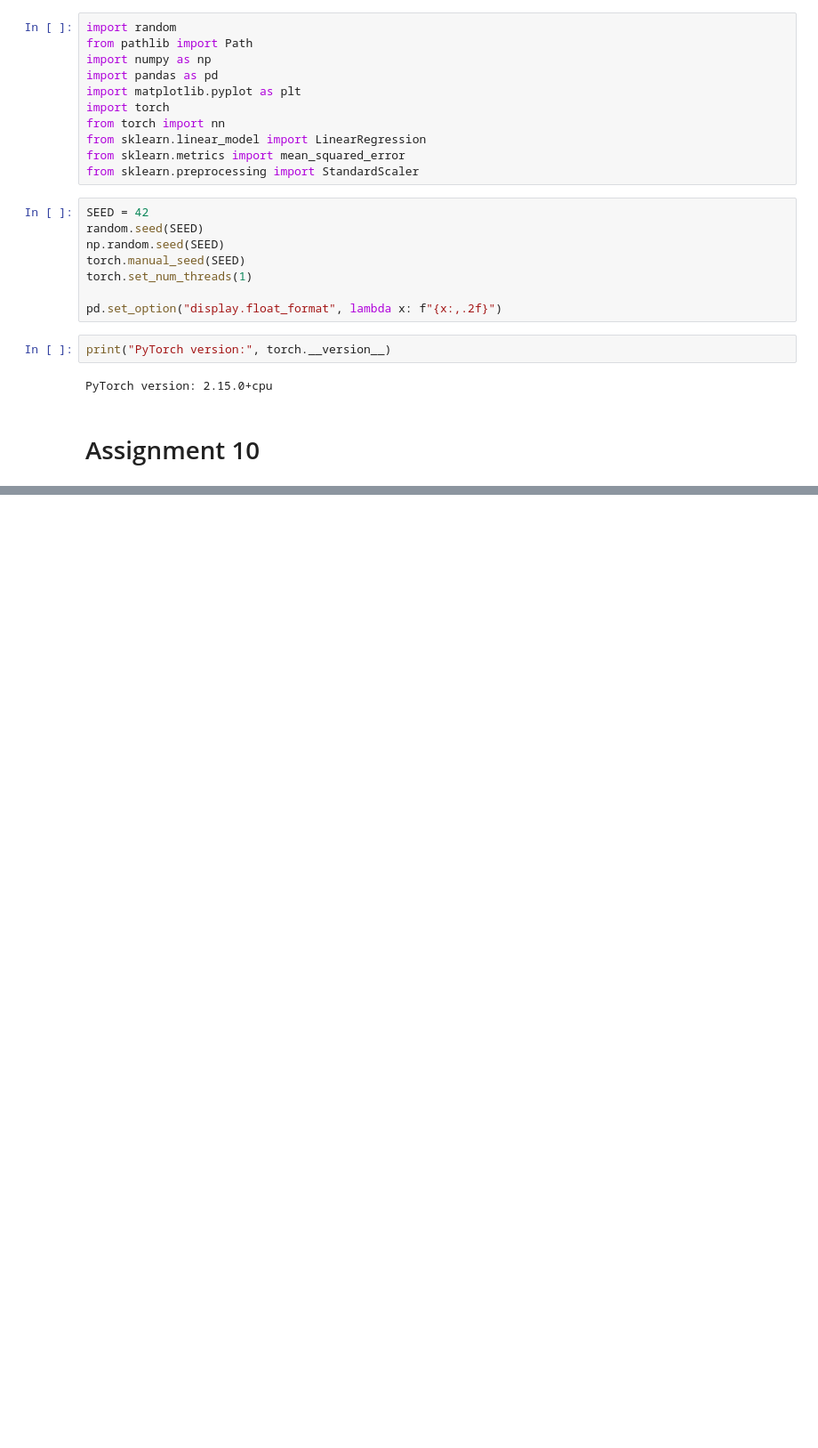
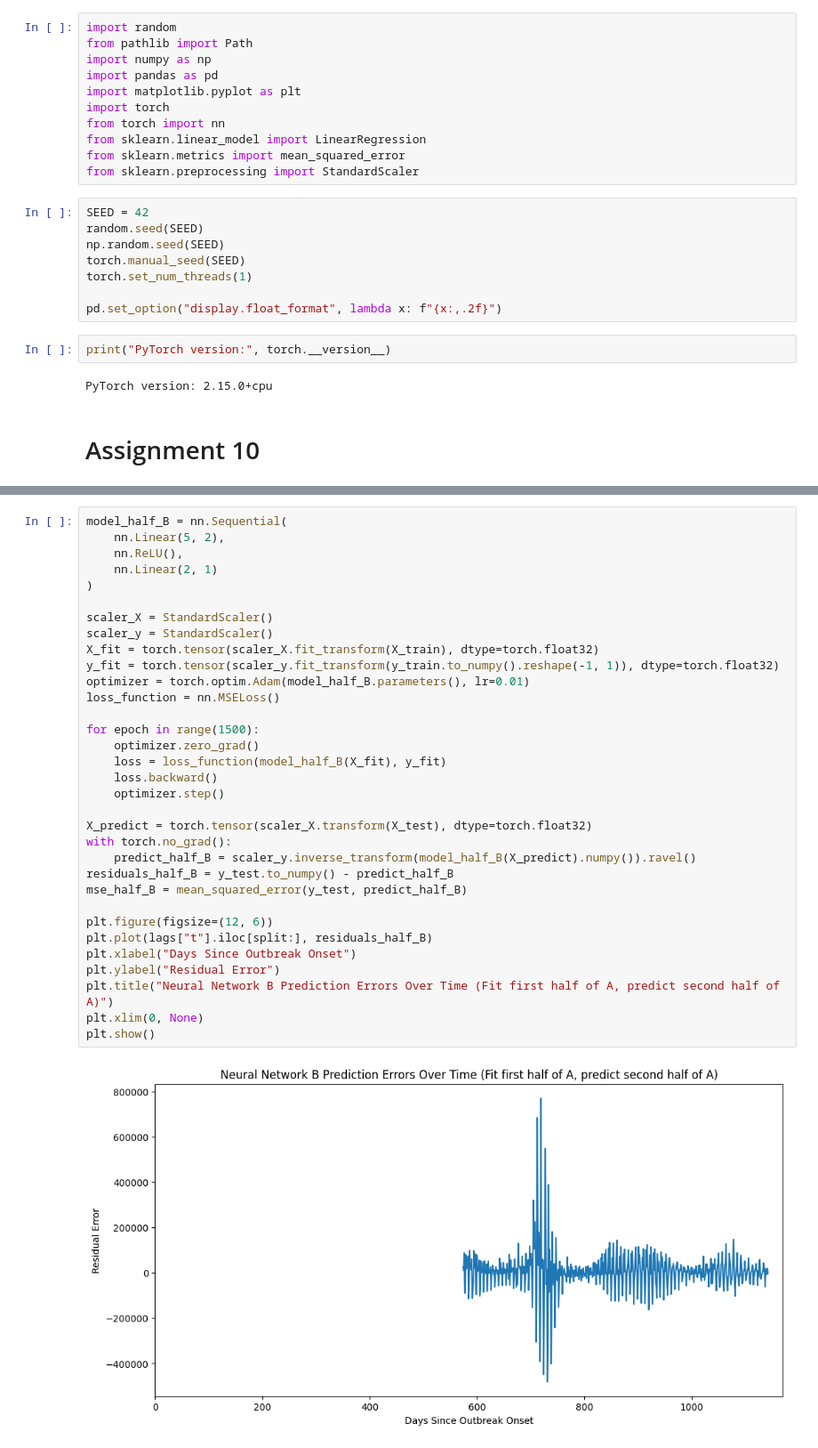
Before and after one commit to shaneferrellwv/biomed-data-science, a Jupyter notebook: assignment-10/hw10.ipynb, the cells around one changed output, grey strips where cells are left out. Shown at 89% size. Saved outputs shown, nothing was run; the diff lists cells and outputs as text; blank space fills up the shorter version.

```diff
--- a/assignment-10/hw10.ipynb
+++ b/assignment-10/hw10.ipynb
@@ -90,0 +161,35 @@ y_test = y_A.iloc[split:]
+# %%
+model_half_B = nn.Sequential(
+    nn.Linear(5, 2),
+    nn.ReLU(),
+    nn.Linear(2, 1)
+)
+
+scaler_X = StandardScaler()
+scaler_y = StandardScaler()
+X_fit = torch.tensor(scaler_X.fit_transform(X_train), dtype=torch.float32)
+y_fit = torch.tensor(scaler_y.fit_transform(y_train.to_numpy().reshape(-1, 1)), dtype=torch.float32)
+optimizer = torch.optim.Adam(model_half_B.parameters(), lr=0.01)
+loss_function = nn.MSELoss()
+
+for epoch in range(1500):
+    optimizer.zero_grad()
+    loss = loss_function(model_half_B(X_fit), y_fit)
+    loss.backward()
+    optimizer.step()
+
+X_predict = torch.tensor(scaler_X.transform(X_test), dtype=torch.float32)
+with torch.no_grad():
+    predict_half_B = scaler_y.inverse_transform(model_half_B(X_predict).numpy()).ravel()
+residuals_half_B = y_test.to_numpy() - predict_half_B
+mse_half_B = mean_squared_error(y_test, predict_half_B)
+
+plt.figure(figsize=(12, 6))
+plt.plot(lags["t"].iloc[split:], residuals_half_B)
+plt.xlabel("Days Since Outbreak Onset")
+plt.ylabel("Residual Error")
+plt.title("Neural Network B Prediction Errors Over Time (Fit first half of A, predict second half of A)")
+plt.xlim(0, None)
+plt.show()
+# %% [output]
+[figure, added]
```
Also changed, not shown: parts of 17 cells of this notebook, 9 other files.
